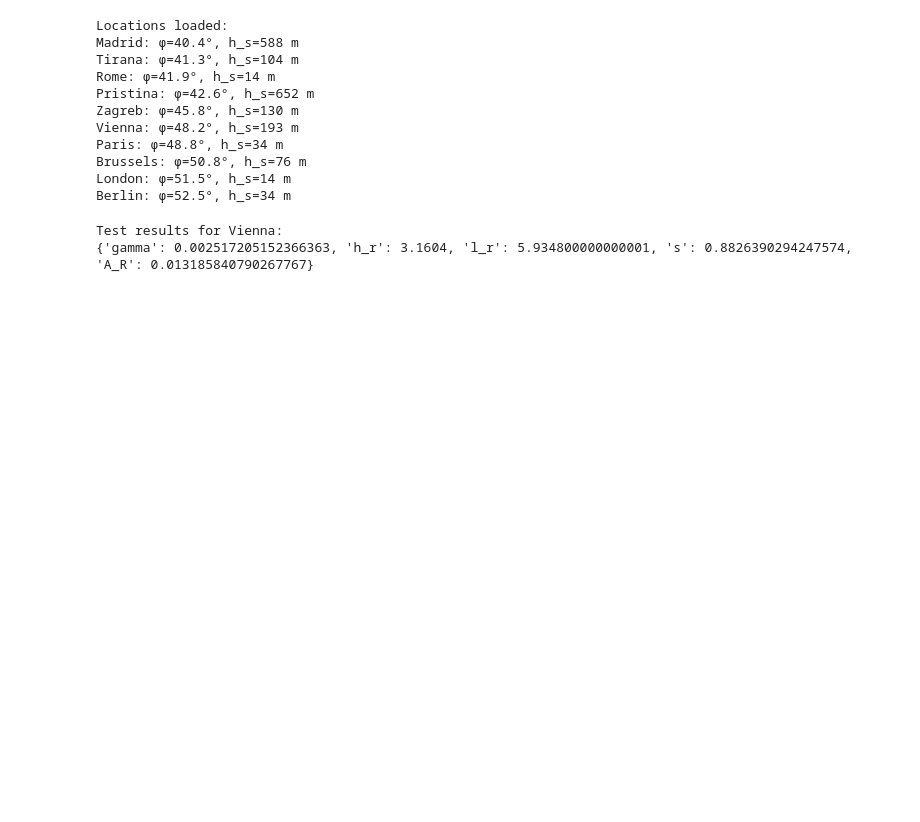
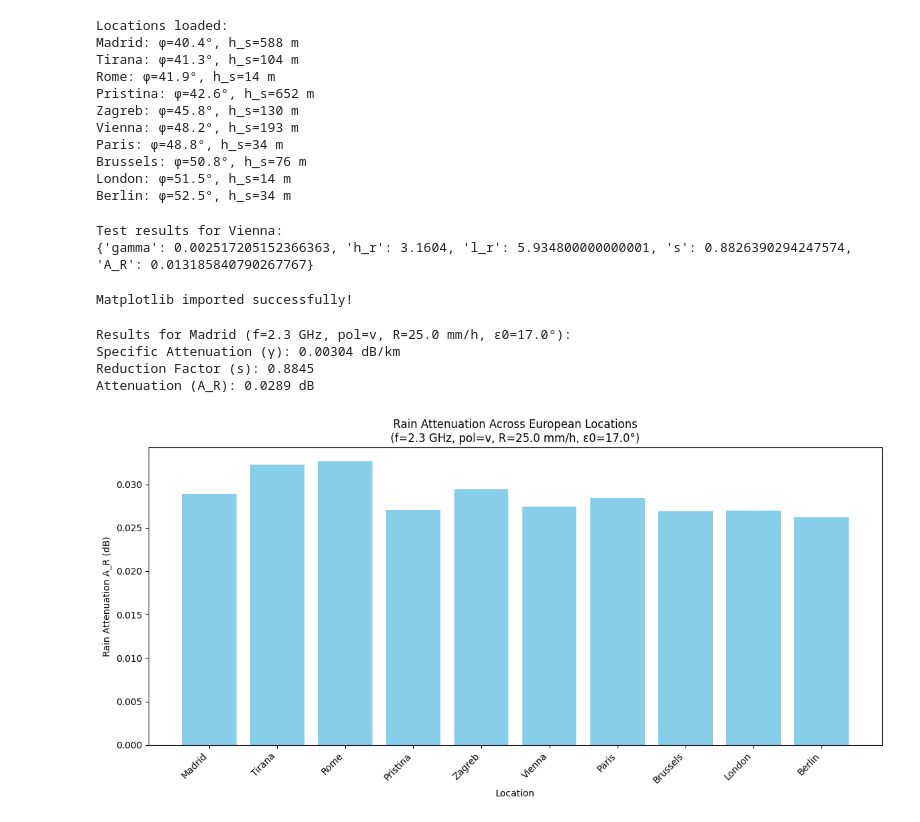
Before and after one commit to majikthise911/spce_5400, a Jupyter notebook: rain_attenuation.ipynb, the cells around one changed output. Drawn from its saved outputs; the diff is of its cells as text; code cells hidden in the pictures; blank space fills up the shorter version.

Commit message:
rain_attenuation jupyter model complete

```diff
--- a/rain_attenuation.ipynb
+++ b/rain_attenuation.ipynb
@@ -161,3 +161,66 @@ print(results)
 # %% [output]
 Test results for Vienna:
 {'gamma': 0.002517205152366363, 'h_r': 3.1604, 'l_r': 5.934800000000001, 's': 0.8826390294247574, 'A_R': 0.013185840790267767}
+# %%
+# Cell 6: Import for plotting (Matplotlib)
+import matplotlib.pyplot as plt
+
+print("Matplotlib imported successfully!")
+# %% [output]
+Matplotlib imported successfully!
+# %%
+# Cell 7: Interactive user inputs and single location calculation (like Figure 2.5)
+# Prompt for inputs with defaults from problems
+f = float(input("Enter frequency f (GHz, default 2.5): ") or 2.5)
+pol = input("Enter polarization ('h' or 'v', default 'v'): ") or 'v'
+R = float(input("Enter rain rate R (mm/h, default 30): ") or 30)
+epsilon0 = float(input("Enter elevation angle ε0 (degrees, default 15): ") or 15)
+location = input("Enter location from Table 2.5 (e.g., 'Madrid', default 'Madrid'): ") or 'Madrid'
+
+# Get phi and hs_km from locations dict
+if location not in locations:
+    raise ValueError(f"Invalid location: {location}. Available: {list(locations.keys())}")
+phi = locations[location]['phi']
+hs_m = locations[location]['hs_m']
+hs_km = hs_m / 1000  # Convert to km
+
+# Compute
+results = calculate_rain_attenuation(f, pol, R, phi, hs_km, epsilon0)
+
+# Display like Figure 2.5
+print(f"\nResults for {location} (f={f} GHz, pol={pol}, R={R} mm/h, ε0={epsilon0}°):")
+print(f"Specific Attenuation (γ): {results['gamma']:.5f} dB/km")
+print(f"Reduction Factor (s): {results['s']:.4f}")
+print(f"Attenuation (A_R): {results['A_R']:.4f} dB")
+# %% [output]
+Results for Madrid (f=2.3 GHz, pol=v, R=25.0 mm/h, ε0=17.0°):
+Specific Attenuation (γ): 0.00304 dB/km
+Reduction Factor (s): 0.8845
+Attenuation (A_R): 0.0289 dB
+# %%
+# Cell 8: Compute and graph A_R for all locations in Table 2.5 using user inputs from Cell 7
+# Reuse f, pol, R, epsilon0 from previous cell (Jupyter state)
+
+# Lists for plotting
+cities = []
+a_r_values = []
+
+# Loop over locations
+for city, data in locations.items():
+    phi = data['phi']
+    hs_km = data['hs_m'] / 1000
+    results = calculate_rain_attenuation(f, pol, R, phi, hs_km, epsilon0)  # Note: uses user vars
+    cities.append(city)
+    a_r_values.append(results['A_R'])
+
+# Plot bar graph
+plt.figure(figsize=(12, 6))  # Size for readability
+plt.bar(cities, a_r_values, color='skyblue')
+plt.xlabel('Location')
+plt.ylabel('Rain Attenuation A_R (dB)')
+plt.title(f'Rain Attenuation Across European Locations\n(f={f} GHz, pol={pol}, R={R} mm/h, ε0={epsilon0}°)')
+plt.xticks(rotation=45, ha='right')  # Rotate labels
+plt.tight_layout()  # Fit nicely
+plt.show()
+# %% [output]
+[figure, added]
```
